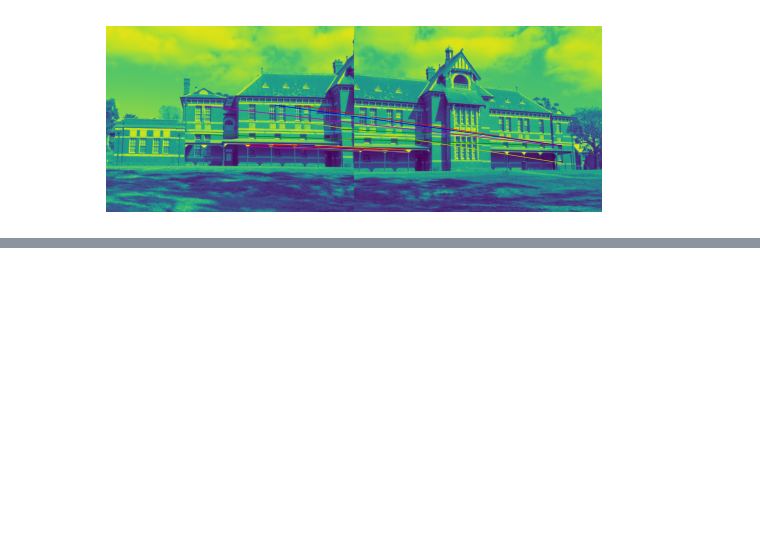
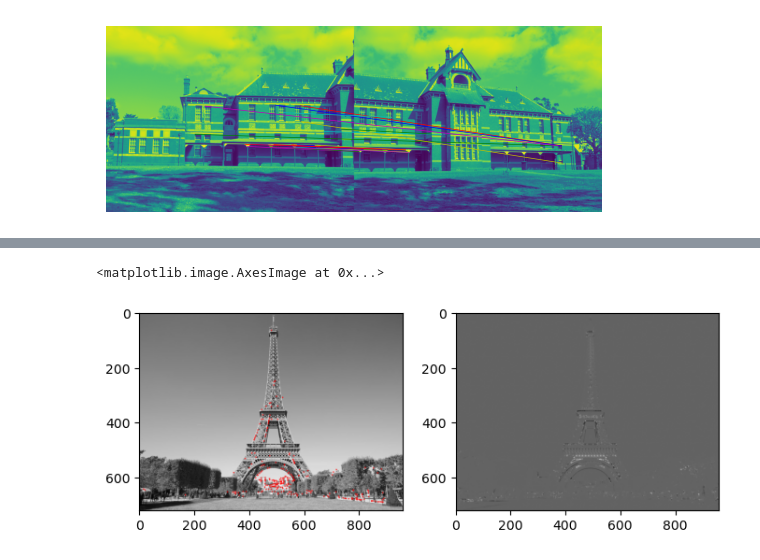
Before and after one commit to MrWlobo/Zaawansowane_Algorytmy_Wizyjne, a Jupyter notebook: Lab06/ZAW_Lab06.ipynb, the cells around one changed output, grey strips where cells are left out. Saved outputs shown, nothing was run; the diff lists cells and outputs as text; code cells hidden in the pictures; blank space fills up the shorter version.

```diff
--- a/Lab06/ZAW_Lab06.ipynb
+++ b/Lab06/ZAW_Lab06.ipynb
@@ -213,0 +241,9 @@ pm.plot_matches(building_1, building_2, building_matches)
+# %%
+y_coords, x_coords = find_max(eiffel_2, 7, 230)
+
+figure, axis = plt.subplots(1, 2, figsize=(8, 4))
+axis[0].imshow(draw_corners(cv2.cvtColor(eiffel_2, cv2.COLOR_GRAY2BGR), y_coords, x_coords))
+axis[1].imshow(eiffel_2_H, cmap="gray")
+# %% [output]
+<matplotlib.image.AxesImage at 0x...>
+[figure, added]
```
Also changed, not shown: parts of 10 cells of this notebook.
